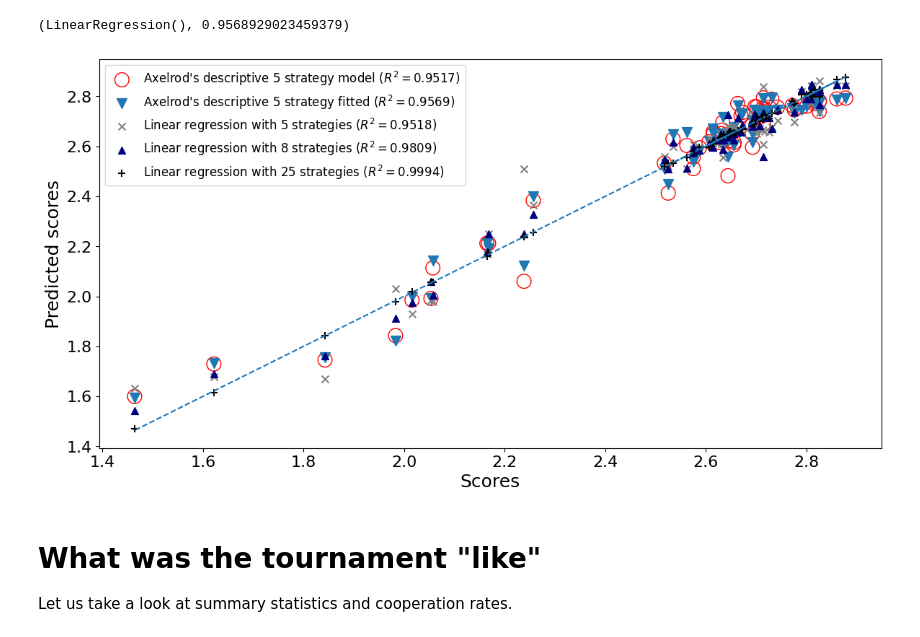
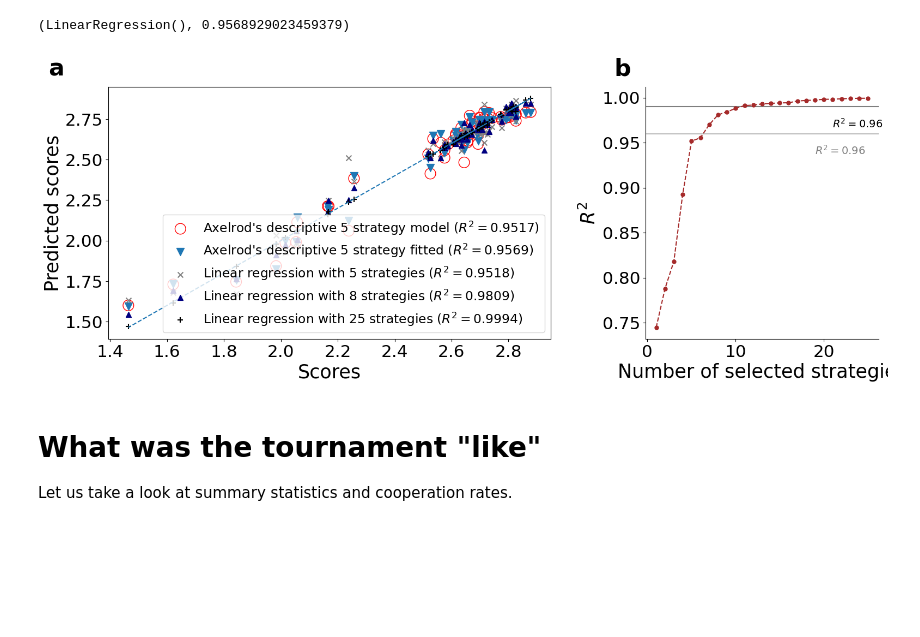
Before and after one commit to Axelrod-Python/revisiting-axelrod-second, a Jupyter notebook: src/Reproducing_tournament.ipynb, the cells around one changed output. Cells and saved outputs as stored; diff of their text form; code cells hidden in the pictures; blank space fills up the shorter version.

```diff
--- a/src/Reproducing_tournament.ipynb
+++ b/src/Reproducing_tournament.ipynb
@@ -1,3 +1,13 @@
+# %%
+# Figure font sizing for journal submission.
+# Raise FONT_SCALE (e.g. to 1.4) and re-run to enlarge ALL text uniformly
+# across every figure in this notebook. FONT_SCALE = 1.0 reproduces the
+# original figures exactly (10.0 is the matplotlib default font.size, and the
+# title/tick/legend sizes are relative to it, so they scale automatically).
+import matplotlib as mpl
+
+FONT_SCALE = 1.4
+mpl.rcParams["font.size"] = 10.0 * FONT_SCALE
 # %% [markdown]
 # Reproducing and revisiting Axelrod's second tournament
 # %%
@@ -751,44 +758,53 @@ linear_model_with_original_5, linear_model_with_original_5_r_squared
 # %% [output]
 (LinearRegression(), 0.9568929023459379)
 # %%
-plt.subplots(1, figsize=(14, 7))
+# Supplementary Figure 2: linear-model panels combined into a single PDF.
+fig = plt.figure(figsize=(16, 6))
+subfig_a, subfig_b = fig.subfigures(1, 2, width_ratios=[1.9, 1])
 
-plt.plot(scores["Scores"], scores["Scores"], linestyle="dashed")
-plt.scatter(scores["Scores"], scores["Representative scores"],
-            label="Axelrod's descriptive 5 strategy model ($R^2={:.4f}$)".format(representative_r_squared),
-            s=200,
-            facecolors='none', edgecolors='r')
+# Panel a: representative strategies and predicted scores
+ax_a = subfig_a.subplots()
+ax_a.plot(scores["Scores"], scores["Scores"], linestyle="dashed")
+ax_a.scatter(scores["Scores"], scores["Representative scores"],
+             label="Axelrod's descriptive 5 strategy model ($R^2={:.4f}$)".format(representative_r_squared),
+             s=200, facecolors='none', edgecolors='r')
+ax_a.scatter(scores["Scores"], linear_model_with_original_5.predict(scores[representative_strategies]),
+             label="Axelrod's descriptive 5 strategy fitted ($R^2={:.4f}$)".format(linear_model_with_original_5_r_squared),
+             s=100, marker="v")
+ax_a.scatter(scores["Scores"], scores["Predicted scores 5 strategies"],
+             label="Linear regression with 5 strategies ($R^2={:.4f}$)".format(r_squared_values[4]),
+             s=50, marker="x", color="grey")
+ax_a.scatter(scores["Scores"], scores["Predicted scores 8 strategies"],
+             label="Linear regression with 8 strategies ($R^2={:.4f}$)".format(r_squared_values[7]),
+             s=50, marker="^", color="navy")
+ax_a.scatter(scores["Scores"], scores["Predicted scores 25 strategies"],
+             label="Linear regression with 25 strategies ($R^2={:.4f}$)".format(r_squared_values[24]),
+             s=50, marker="+", color="black")
+ax_a.tick_params(labelsize=16 * FONT_SCALE)
+ax_a.legend(fontsize=12 * FONT_SCALE)
+ax_a.set_xlabel("Scores", fontsize=18 * FONT_SCALE)
+ax_a.set_ylabel("Predicted scores", fontsize=18 * FONT_SCALE)
 
-plt.scatter(scores["Scores"], linear_model_with_original_5.predict(scores[representative_strategies]),
-            label="Axelrod's descriptive 5 strategy fitted ($R^2={:.4f}$)".format(linear_model_with_original_5_r_squared),
-            s=100,
-            marker="v",)
-plt.scatter(scores["Scores"], scores["Predicted scores 5 strategies"],
-            label="Linear regression with 5 strategies ($R^2={:.4f}$)".format(r_squared_values[4]),
-            s=50,
-            marker="x",
-            color="grey")
-plt.scatter(scores["Scores"], scores["Predicted scores 8 strategies"],
-            label="Linear regression with 8 strategies ($R^2={:.4f}$)".format(r_squared_values[7]),
-            s=50,
-            marker="^",
-            color="navy")
-plt.scatter(scores["Scores"], scores["Predicted scores 25 strategies"],
-            label="Linear regression with 25 strategies ($R^2={:.4f}$)".format(r_squared_values[24]),
-            s=50,
-            marker="+",
-            color="black")
+# Panel b: R^2 as a function of the number of selected strategies
+ax_b = subfig_b.subplots()
+ax_b.plot(range(1, max_n_features_to_select + 1), r_squared_values, '--o', color='brown', markersize=5)
+ax_b.axhline(.96, color="grey", alpha=0.5)
+ax_b.axhline(.99, color="black", zorder=-1, alpha=0.5)
+ax_b.set_xlabel("Number of selected strategies", fontsize=18 * FONT_SCALE)
+ax_b.set_ylabel("$R^2$", fontsize=18 * FONT_SCALE)
+ax_b.tick_params(labelsize=16 * FONT_SCALE)
+ax_b.spines[['right', 'top']].set_visible(False)
+ax_b.text(21, 0.967, "$R^2=0.96$", color="black")
+ax_b.text(19, 0.937, "$R^2=0.96$", color="grey")
 
+# Panel labels
+subfig_a.text(0.02, 0.97, "a", fontsize=22 * FONT_SCALE, fontweight="bold", va="top", ha="left")
+subfig_b.text(0.02, 0.97, "b", fontsize=22 * FONT_SCALE, fontweight="bold", va="top", ha="left")
 
-plt.xticks(fontsize=16)
-plt.yticks(fontsize=16)
-
-plt.legend(fontsize=12)
-plt.xlabel("Scores", fontsize=18)
-plt.ylabel("Predicted scores", fontsize=18)
-plt.savefig("../paper/assets/original_tournament_predictive_score_models.pdf", transparent=True);
+fig.savefig("../paper/assets/Figure_linear_regression_results.pdf",
+            transparent=True, bbox_inches="tight")
 # %% [output]
-[figure, old version]
+[figure, new version]
 # %% [markdown]
 # What was the tournament "like"
 
```
Also changed, not shown: parts of 6 cells of this notebook, 38 other files.
